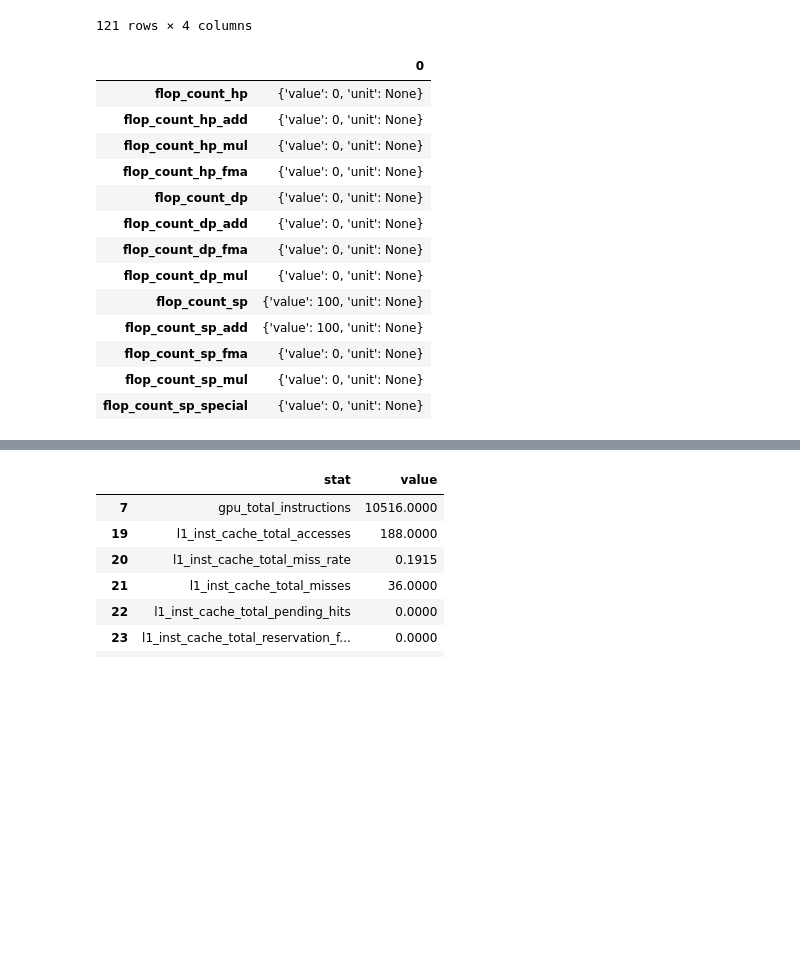
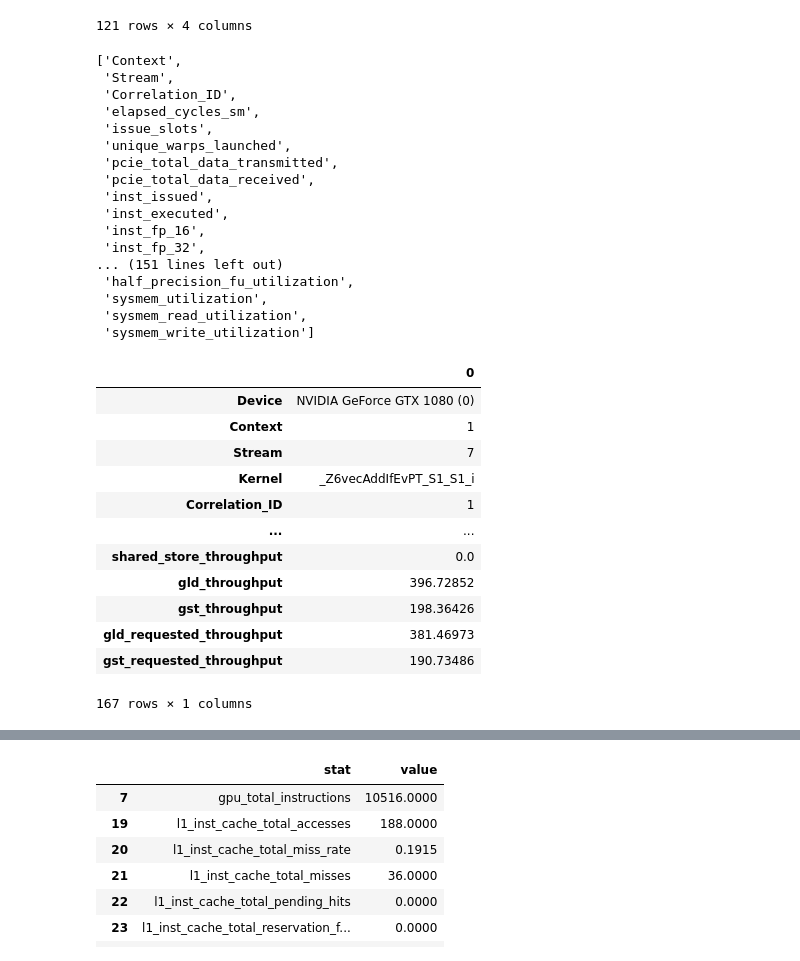
Before and after one commit to romnn/microgpusim, a Jupyter notebook: notebooks/plots.ipynb, the cells around one changed output, grey strips where cells are left out. Cells and saved outputs as stored; diff of their text form; code cells hidden in the pictures; blank space fills up the shorter version.

```diff
--- a/notebooks/plots.ipynb
+++ b/notebooks/plots.ipynb
@@ -116,28 +116,56 @@ accel_stats_df
 | 120 | 0 | L2_WR_ALLOC_R | MSHR_HIT | 0 |
 121 rows × 4 columns
 # %%
-native_df = pd.read_json(Path(benchmarks["vectorAdd"][0]["profile"]["profile_dir"]) / "profile.metrics.json")
+with open(Path(benchmarks["vectorAdd"][0]["profile"]["profile_dir"]) / "profile.metrics.0.json", "rb") as f:
+    native_data = json.load(f)
+
+native_df = pd.DataFrame.from_records([{k: v["value"] for k, v in c.items()} for c in native_data])
+# native_df = pd.read_json(Path(benchmarks["vectorAdd"][0]["profile"]["profile_dir"]) / "profile.metrics.0.json")
 # native_df = pd.read_json(Path(benchmarks["babelstream"][0]["profile"]["profile_dir"]) / "profile.metrics.json")
 # native_df = pd.read_json(Path(benchmarks["babelstream"][0]["profile"]["profile_dir"]) / "profile.commands.json").T
 # native_df[["Kernel", "elapsed_cycles_sm"]]
+# store columns with specific data type
+integer_columns = native_df.select_dtypes(include=['int64']).columns.tolist()
+float_columns = native_df.select_dtypes(include=['float64']).columns.tolist()
+object_columns = native_df.select_dtypes(include=['object']).columns.tolist()
+
+pprint(integer_columns + float_columns)
+pprint(object_columns)
 native_df.loc[:,native_df.columns.str.contains("l2")].T
 native_df.loc[:,native_df.columns.str.contains("inst")].T
 native_df.loc[:,native_df.columns.str.contains("count")].T
+native_df.T
 # %% [output]
+['Context',
+ 'Stream',
+ 'Correlation_ID',
+ 'elapsed_cycles_sm',
+ 'issue_slots',
+ 'unique_warps_launched',
+ 'pcie_total_data_transmitted',
+ 'pcie_total_data_received',
+ 'inst_issued',
+ 'inst_executed',
+ 'inst_fp_16',
+ 'inst_fp_32',
+... (151 lines left out)
+ 'half_precision_fu_utilization',
+ 'sysmem_utilization',
+ 'sysmem_read_utilization',
+ 'sysmem_write_utilization']
 |  | 0 |
-| flop_count_hp | {'value': 0, 'unit': None} |
-| flop_count_hp_add | {'value': 0, 'unit': None} |
-| flop_count_hp_mul | {'value': 0, 'unit': None} |
-| flop_count_hp_fma | {'value': 0, 'unit': None} |
-| flop_count_dp | {'value': 0, 'unit': None} |
-| flop_count_dp_add | {'value': 0, 'unit': None} |
-| flop_count_dp_fma | {'value': 0, 'unit': None} |
-| flop_count_dp_mul | {'value': 0, 'unit': None} |
-| flop_count_sp | {'value': 100, 'unit': None} |
-| flop_count_sp_add | {'value': 100, 'unit': None} |
-| flop_count_sp_fma | {'value': 0, 'unit': None} |
-| flop_count_sp_mul | {'value': 0, 'unit': None} |
-| flop_count_sp_special | {'value': 0, 'unit': None} |
+| Device | NVIDIA GeForce GTX 1080 (0) |
+| Context | 1 |
+| Stream | 7 |
+| Kernel | _Z6vecAddIfEvPT_S1_S1_i |
+| Correlation_ID | 1 |
+| ... | ... |
+| shared_store_throughput | 0.0 |
+| gld_throughput | 396.72852 |
+| gst_throughput | 198.36426 |
+| gld_requested_throughput | 381.46973 |
+| gst_requested_throughput | 190.73486 |
+167 rows × 1 columns
 # %%
 with open(Path(benchmarks["vectorAdd"][0]["profile"]["profile_dir"]) / "profile.commands.json", "rb") as f:
     commands_json = json.load(f)
```
Also changed, not shown: 13 other files.
